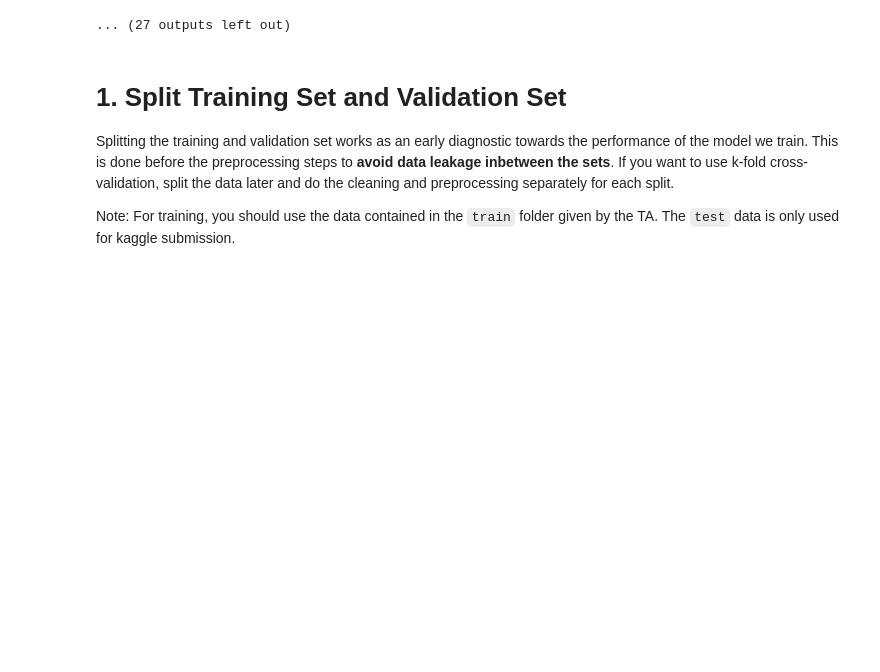
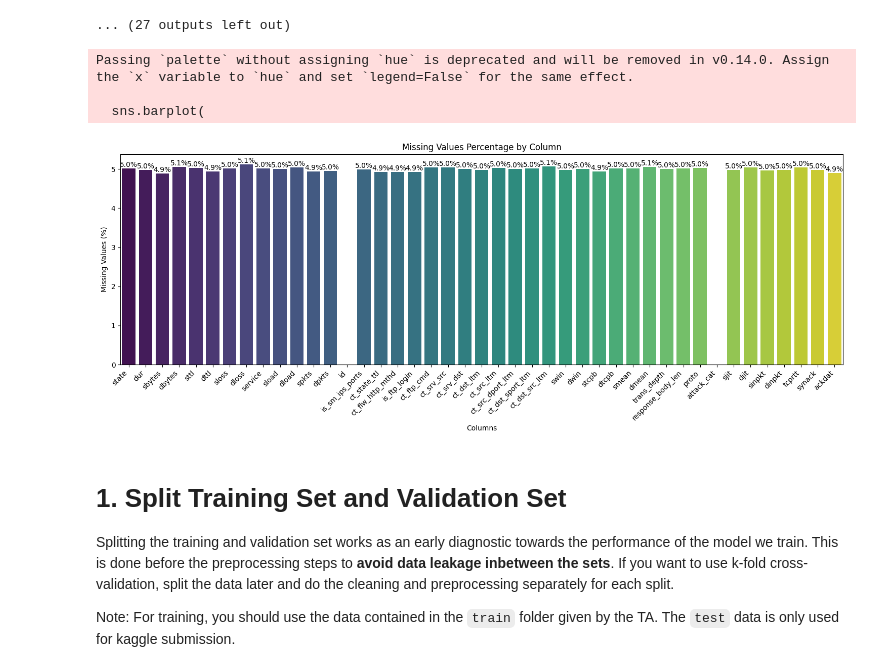
Before and after one commit to julianchandras/Tubes-2-IF3170, a Jupyter notebook: src/main.ipynb, the cells around one changed output. Cells and saved outputs as stored; diff of their text form; code cells hidden in the pictures; blank space fills up the shorter version.

```diff
--- a/src/main.ipynb
+++ b/src/main.ipynb
@@ -298,6 +302,45 @@ for col in numeric_cols:
 [figure]
 [figure]
 ... (27 outputs left out)
+# %%
+
+def plot_missing_values(df):
+
+    missing_values = df.isnull().sum()
+    missing_percentages = (missing_values / len(df)) * 100
+
+
+    plt.figure(figsize=(15, 6))
+
+
+    sns.barplot(
+        x=missing_percentages.index,
+        y=missing_percentages.values,
+        palette='viridis'
+    )
+
+
+    plt.xticks(rotation=45, ha='right')
+    plt.title('Missing Values Percentage by Column')
+    plt.xlabel('Columns')
+    plt.ylabel('Missing Values (%)')
+
+
+    for i, v in enumerate(missing_percentages):
+        if v > 0:
+            plt.text(i, v, f'{v:.1f}%', ha='center', va='bottom')
+
+    plt.tight_layout()
+    return plt
+
+
+missing_plot = plot_missing_values(df)
+missing_plot.show()
+# %% [output]
+Passing `palette` without assigning `hue` is deprecated and will be removed in v0.14.0. Assign the `x` variable to `hue` and set `legend=False` for the same effect.
+
+  sns.barplot(
+[figure, added]
 # %% [markdown]
 # 1. Split Training Set and Validation Set
 
```
Also changed, not shown: parts of 49 cells of this notebook, 9 other files.
